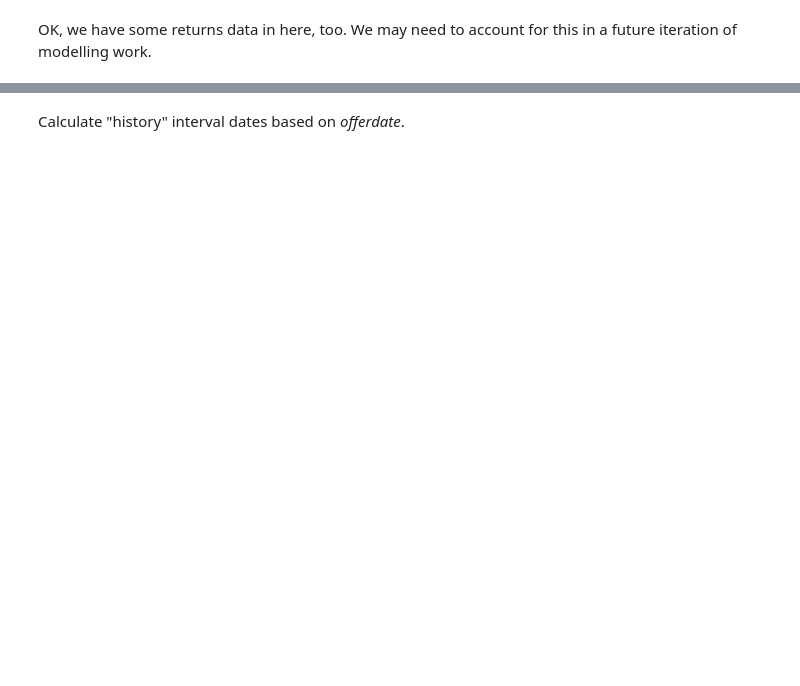
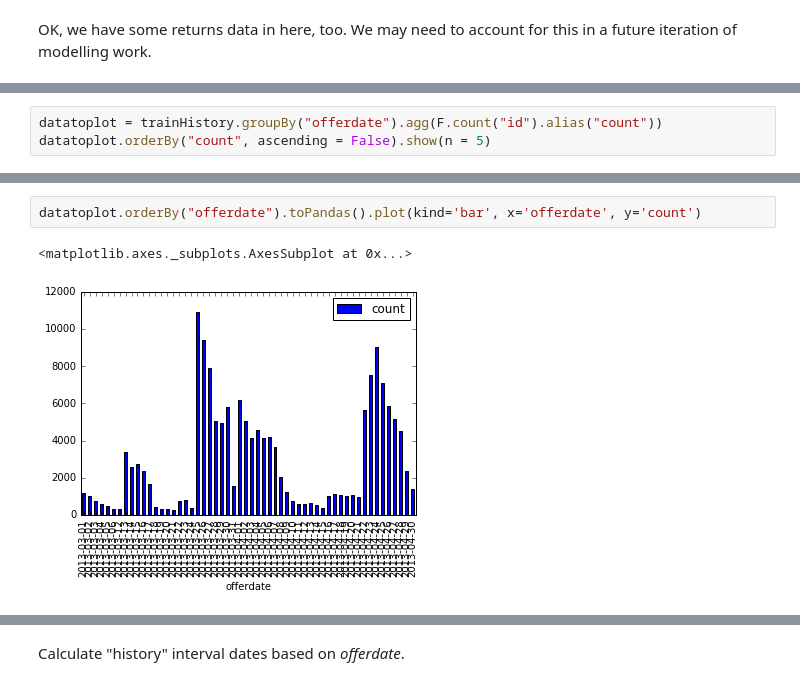
Before and after one commit to elopezphy/Cognihack_DSX, a Jupyter notebook: data_exploration_prep_model_py.ipynb, the cells around one changed output, grey strips where cells are left out. Saved outputs shown, nothing was run; the diff lists cells and outputs as text; blank space fills up the shorter version.

```diff
--- a/data_exploration_prep_model_py.ipynb
+++ b/data_exploration_prep_model_py.ipynb
@@ -582,0 +591,3 @@ OK, we have some returns data in here, too. We may need to account for this in a
+# %%
+datatoplot = trainHistory.groupBy("offerdate").agg(F.count("id").alias("count"))
+datatoplot.orderBy("count", ascending = False).show(n = 5)
@@ -582,0 +605,5 @@ OK, we have some returns data in here, too. We may need to account for this in a
+# %%
+datatoplot.orderBy("offerdate").toPandas().plot(kind='bar', x='offerdate', y='count')
+# %% [output]
+<matplotlib.axes._subplots.AxesSubplot at 0x...>
+[figure, added]
```
Also changed, not shown: parts of 91 cells of this notebook.
